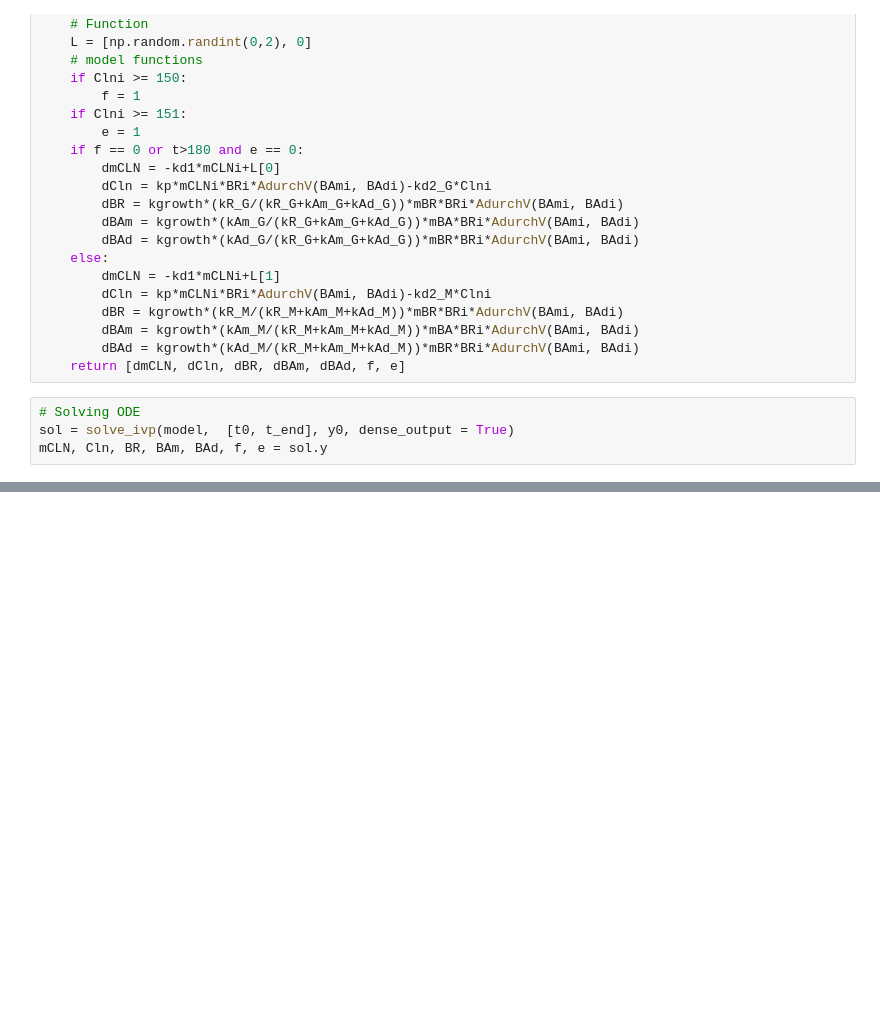
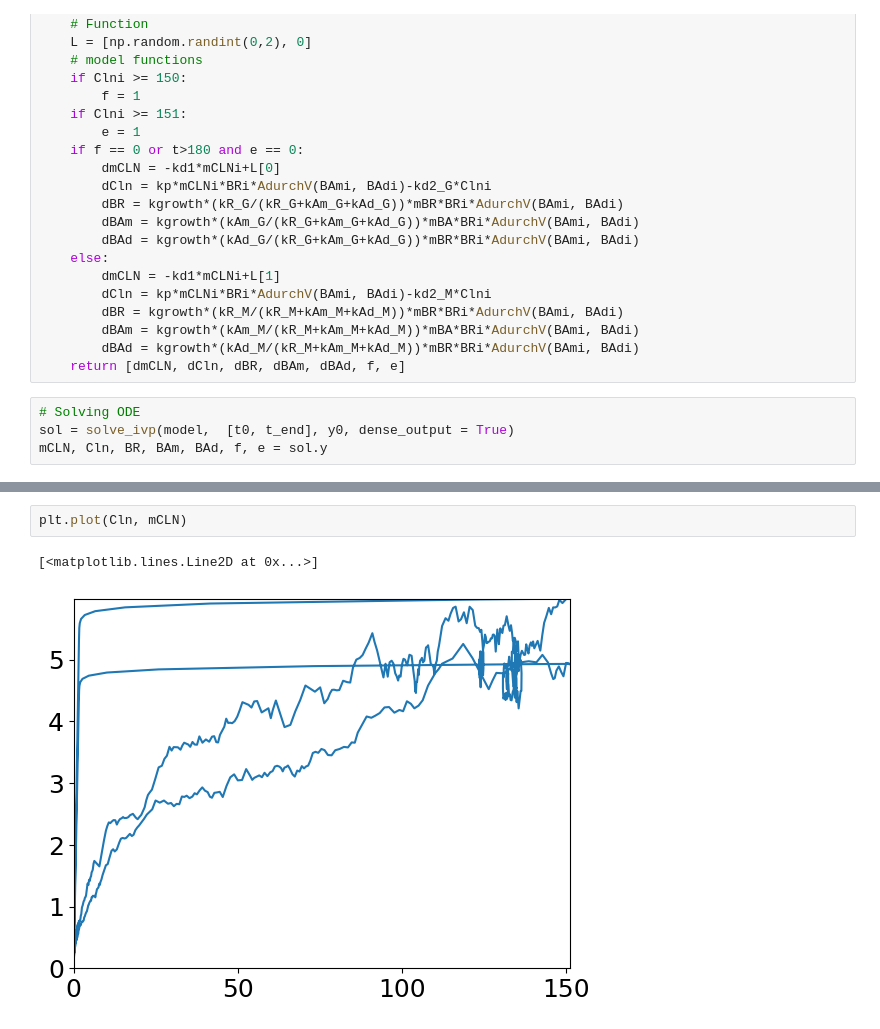
Before and after one commit to GustavKS/Fachkurs_Projekt, a Jupyter notebook: main.ipynb, the cells around one changed output, grey strips where cells are left out. Saved outputs shown, nothing was run; the diff lists cells and outputs as text; blank space fills up the shorter version.

```diff
--- a/main.ipynb
+++ b/main.ipynb
@@ -120,0 +125,5 @@ plt.show()
+# %%
+plt.plot(Cln, mCLN)
+# %% [output]
+[<matplotlib.lines.Line2D at 0x...>]
+[figure, added]
```
Also changed, not shown: parts of 4 cells of this notebook, 2 other files.
